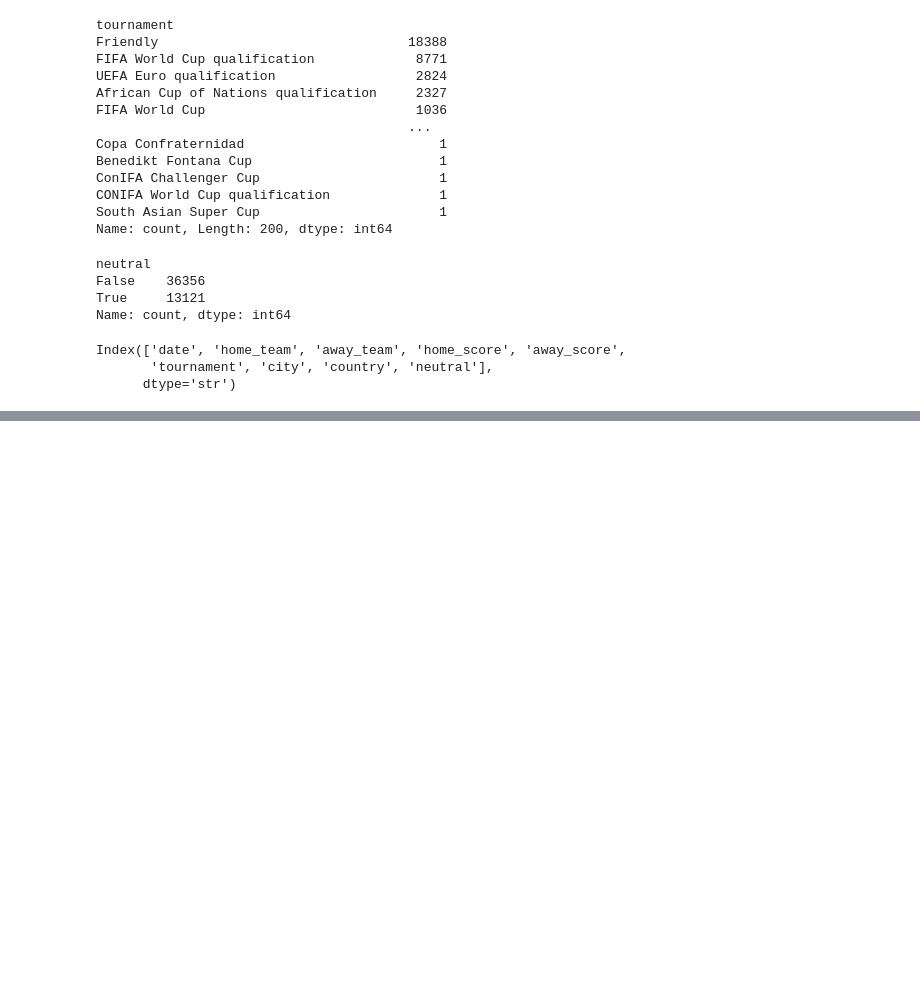
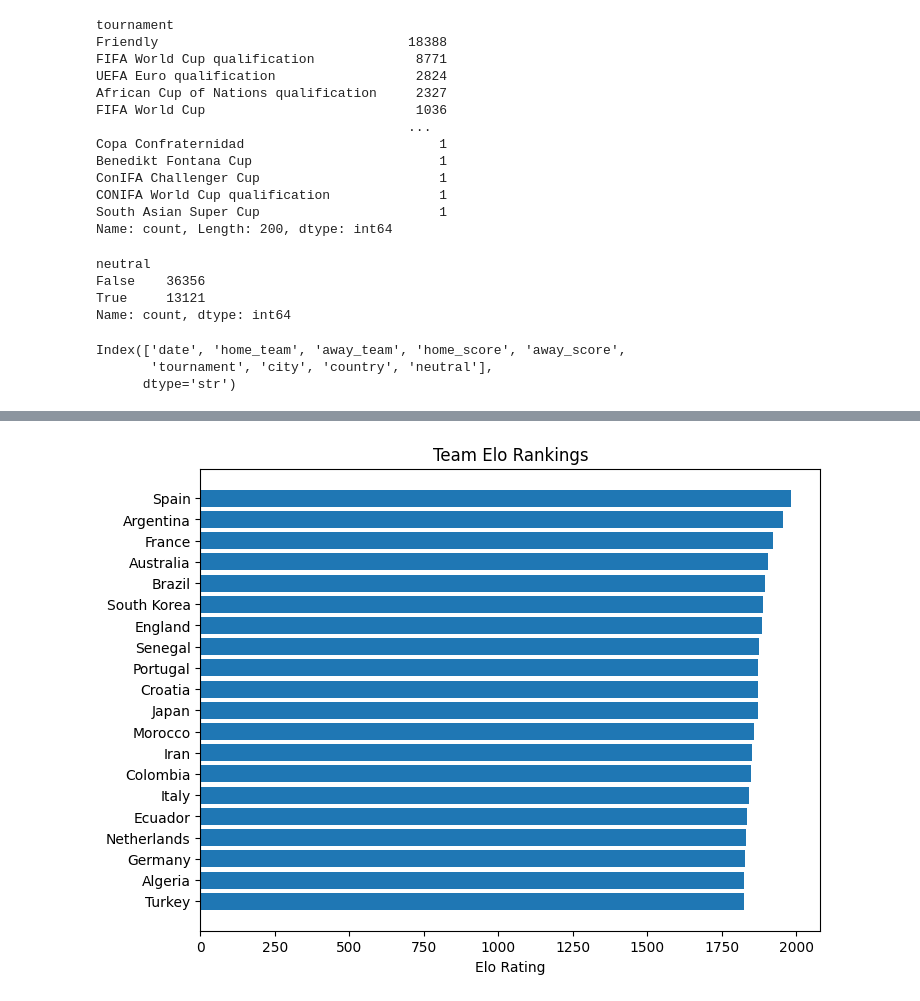
Before and after one commit to berkasin01/sandbox, a Jupyter notebook: football_scores/football.ipynb, the cells around one changed output, grey strips where cells are left out. Cells and saved outputs as stored; diff of their text form; code cells hidden in the pictures; blank space fills up the shorter version.

```diff
--- a/football_scores/football.ipynb
+++ b/football_scores/football.ipynb
@@ -91,7 +71,6 @@ test_df
 # %%
-starting_elo = 1500
-unique_home_t = list(test_df["home_team"].unique())
-unique_away_t = list(test_df["away_team"].unique())
+unique_home_t = list(results_df["home_team"].unique())
+unique_away_t = list(results_df["away_team"].unique())
 all_t = unique_home_t + unique_away_t
 all_t = np.array(all_t)
 all_t = np.unique(all_t)
@@ -106,14 +300,8 @@ test_df.shape
 # %%
 def get_k(tournament):
-    if "World Cup" in tournament and "qualification" not in tournament:
-        return 60
-    elif "qualification" in tournament:
-        return 40
-    elif tournament == "Friendly":
-        return 10
-    else:
-        return 20
+    return K_FACTORS.get(tournament, 10)
 # %%
+starting_elo = 1500
 home_elos = []
 away_elos = []
 elos = {}
@@ -121,8 +309,8 @@ for t in all_t:
     elos[str(t)] = starting_elo
 elos
 
-for i in range(test_df.shape[0]):
-    row = test_df.loc[i,:]
+for i in range(results_df.shape[0]):
+    row = results_df.loc[i,:]
 
     tournament = row["tournament"]
     neutral = row["neutral"]
@@ -171,4 +359,5 @@ for i in range(test_df.shape[0]):
     elos[home_t] = home_elo
     elos[away_t] = away_elo
 
-print(elos)
+results_df["home_elo"] = home_elos
+results_df["away_elo"] = away_elos
@@ -199,0 +364,5 @@ test_df
+# %%
+d = {}
+d["team"] = elos.keys()
+d["elo"] = elos.values()
+elos_df = pd.DataFrame(d)
@@ -199,0 +385,10 @@ test_df
+# %%
+top20 = elos_df.sort_values("elo", ascending=False).head(20)
+plt.figure(figsize=(8,6))
+plt.barh(top20["team"], top20["elo"])
+plt.gca().invert_yaxis()
+plt.xlabel("Elo Rating")
+plt.title("Team Elo Rankings")
+plt.show()
+# %% [output]
+[figure, added]
```
Also changed, not shown: parts of 15 cells of this notebook.
